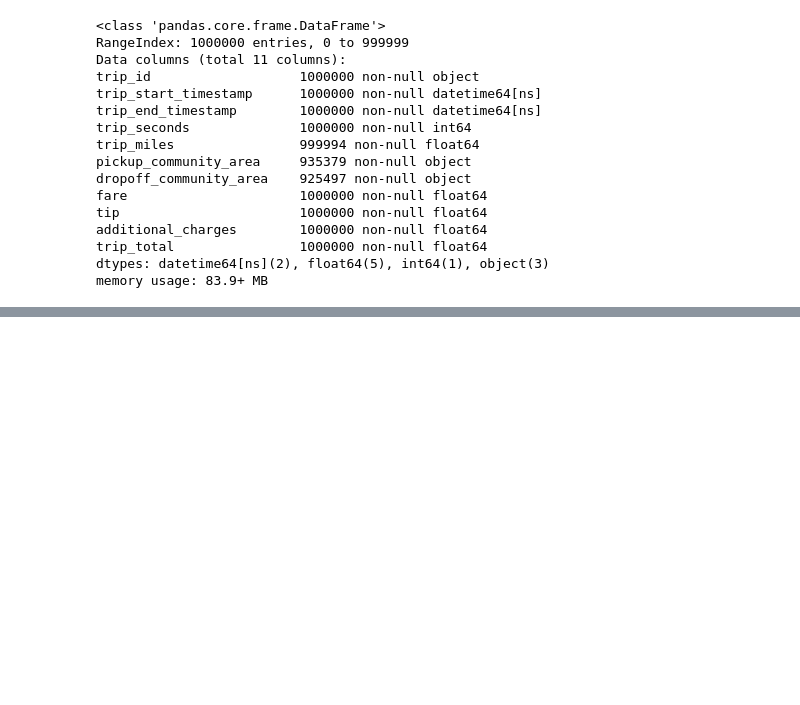
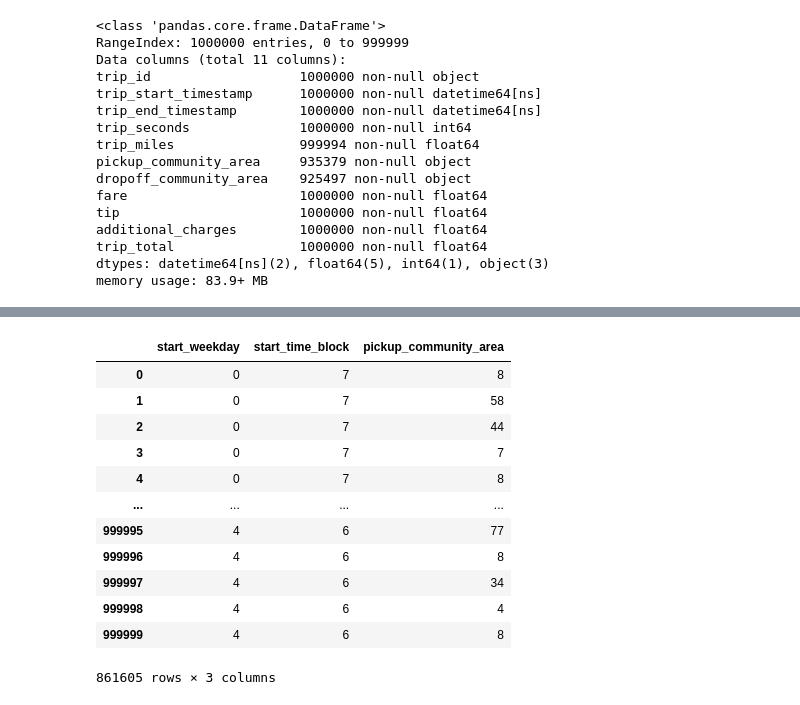
Before and after one commit to muoyo/chicago-ridesharing, a Jupyter notebook: notebooks/rideshare_EDA.ipynb, the cells around one changed output, grey strips where cells are left out. Saved outputs shown, nothing was run; the diff lists cells and outputs as text; code cells hidden in the pictures; blank space fills up the shorter version.

```diff
--- a/notebooks/rideshare_EDA.ipynb
+++ b/notebooks/rideshare_EDA.ipynb
@@ -124,0 +154,16 @@ df.to_csv('rideshare.csv', index=False)
+# %%
+X_cat
+# %% [output]
+|  | start_weekday | start_time_block | pickup_community_area |
+| 0 | 0 | 7 | 8 |
+| 1 | 0 | 7 | 58 |
+| 2 | 0 | 7 | 44 |
+| 3 | 0 | 7 | 7 |
+| 4 | 0 | 7 | 8 |
+| ... | ... | ... | ... |
+| 999995 | 4 | 6 | 77 |
+| 999996 | 4 | 6 | 8 |
+| 999997 | 4 | 6 | 34 |
+| 999998 | 4 | 6 | 4 |
+| 999999 | 4 | 6 | 8 |
+861605 rows × 3 columns
```
Also changed, not shown: parts of 9 cells of this notebook.
